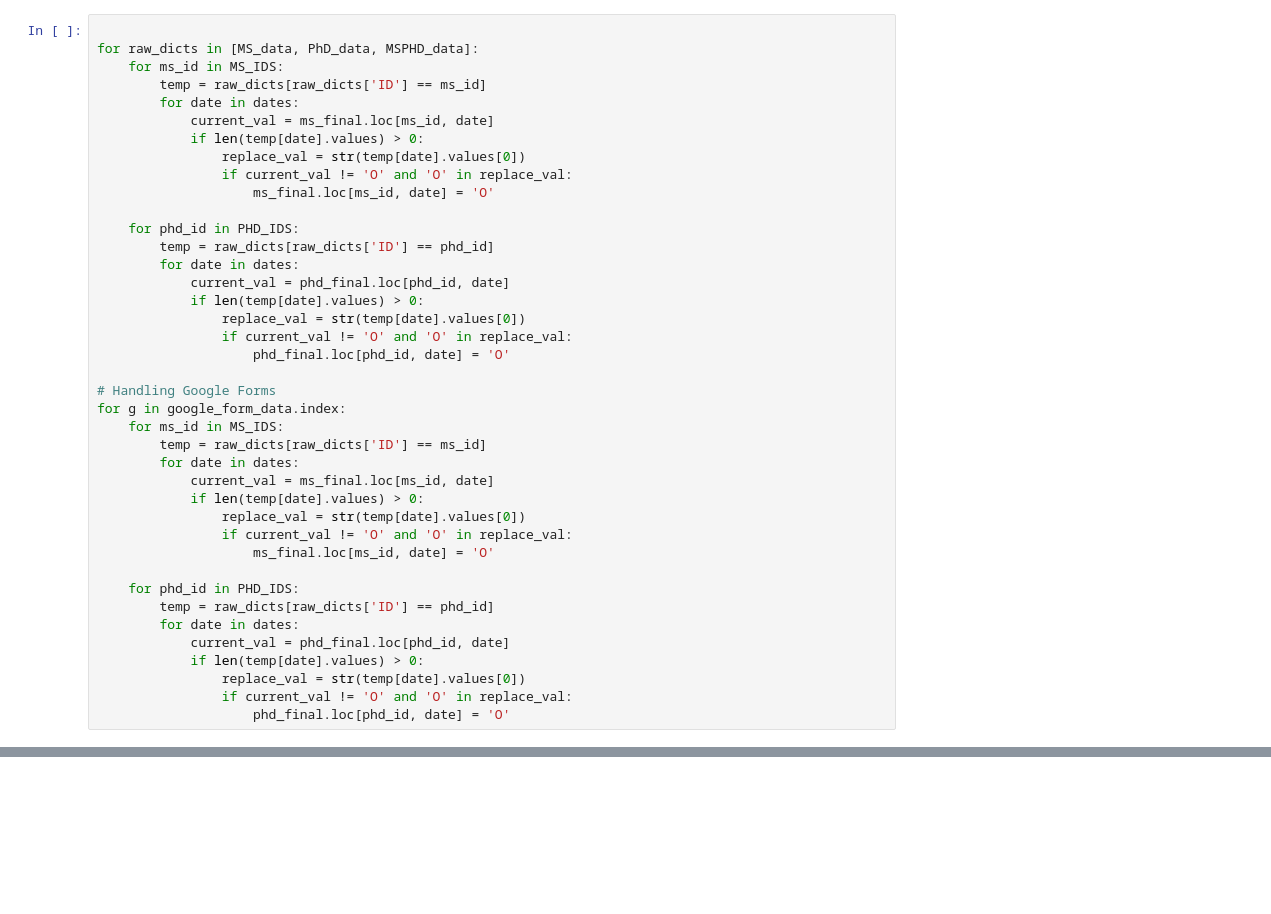
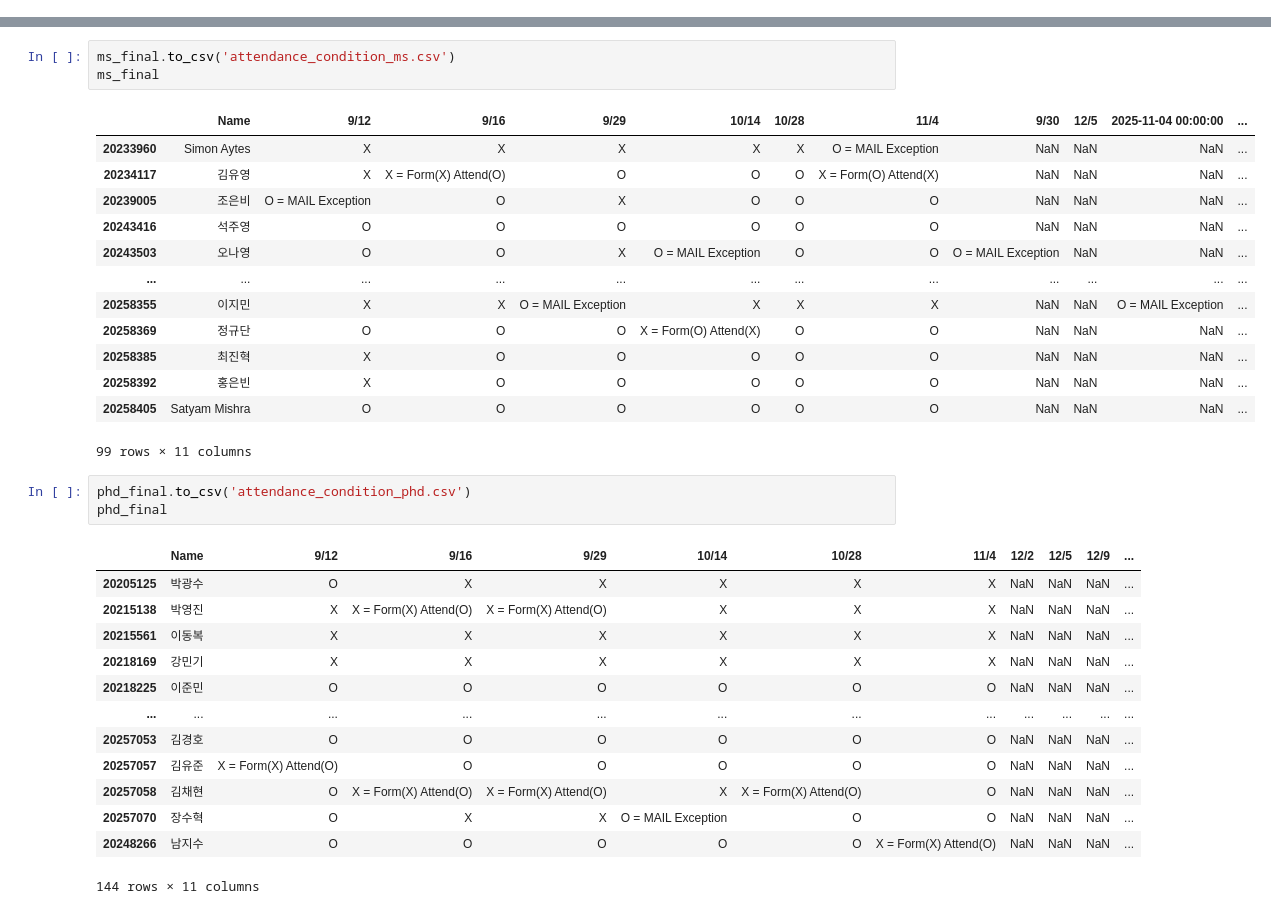
Before and after one commit to leo-bpark/leo-bpark.github.io, a Jupyter notebook: ouptuts/출결관리.ipynb, the cells around one changed output, grey strips where cells are left out. Cells and saved outputs as stored; diff of their text form; blank space fills up the shorter version.

Commit message:
update attendance management

```diff
--- a/ouptuts/출결관리.ipynb
+++ b/ouptuts/출결관리.ipynb
@@ -121,40 +67,0 @@ MSPHD_data
-# %%
-
-for raw_dicts in [MS_data, PhD_data, MSPHD_data]:
-    for ms_id in MS_IDS:
-        temp = raw_dicts[raw_dicts['ID'] == ms_id]
-        for date in dates:
-            current_val = ms_final.loc[ms_id, date]
-            if len(temp[date].values) > 0:
-                replace_val = str(temp[date].values[0])
-                if current_val != 'O' and 'O' in replace_val:
-                    ms_final.loc[ms_id, date] = 'O'
-
-    for phd_id in PHD_IDS:
-        temp = raw_dicts[raw_dicts['ID'] == phd_id]
-        for date in dates:
-            current_val = phd_final.loc[phd_id, date]
-            if len(temp[date].values) > 0:
-                replace_val = str(temp[date].values[0])
-                if current_val != 'O' and 'O' in replace_val:
-                    phd_final.loc[phd_id, date] = 'O'
-
-# Handling Google Forms
-for g in google_form_data.index:
-    for ms_id in MS_IDS:
-        temp = raw_dicts[raw_dicts['ID'] == ms_id]
-        for date in dates:
-            current_val = ms_final.loc[ms_id, date]
-            if len(temp[date].values) > 0:
-                replace_val = str(temp[date].values[0])
-                if current_val != 'O' and 'O' in replace_val:
-                    ms_final.loc[ms_id, date] = 'O'
-
-    for phd_id in PHD_IDS:
-        temp = raw_dicts[raw_dicts['ID'] == phd_id]
-        for date in dates:
-            current_val = phd_final.loc[phd_id, date]
-            if len(temp[date].values) > 0:
-                replace_val = str(temp[date].values[0])
-                if current_val != 'O' and 'O' in replace_val:
-                    phd_final.loc[phd_id, date] = 'O'
@@ -169,0 +184,34 @@ ms_final[ms_final.index == number], phd_final[phd_final.index == number]
+# %%
+ms_final.to_csv('attendance_condition_ms.csv')
+ms_final
+# %% [output]
+|  | Name | 9/12 | 9/16 | 9/29 | 10/14 | 10/28 | 11/4 | 9/30 | 12/5 | 2025-11-04 00:00:00 | ... |
+| 20233960 | Simon Aytes | X | X | X | X | X | O = MAIL Exception | NaN | NaN | NaN | ... |
+| 20234117 | 김유영 | X | X = Form(X) Attend(O) | O | O | O | X = Form(O) Attend(X) | NaN | NaN | NaN | ... |
+| 20239005 | 조은비 | O = MAIL Exception | O | X | O | O | O | NaN | NaN | NaN | ... |
+| 20243416 | 석주영 | O | O | O | O | O | O | NaN | NaN | NaN | ... |
+| 20243503 | 오나영 | O | O | X | O = MAIL Exception | O | O | O = MAIL Exception | NaN | NaN | ... |
+| ... | ... | ... | ... | ... | ... | ... | ... | ... | ... | ... | ... |
+| 20258355 | 이지민 | X | X | O = MAIL Exception | X | X | X | NaN | NaN | O = MAIL Exception | ... |
+| 20258369 | 정규단 | O | O | O | X = Form(O) Attend(X) | O | O | NaN | NaN | NaN | ... |
+| 20258385 | 최진혁 | X | O | O | O | O | O | NaN | NaN | NaN | ... |
+| 20258392 | 홍은빈 | X | O | O | O | O | O | NaN | NaN | NaN | ... |
+| 20258405 | Satyam Mishra | O | O | O | O | O | O | NaN | NaN | NaN | ... |
+99 rows × 11 columns
+# %%
+phd_final.to_csv('attendance_condition_phd.csv')
+phd_final
+# %% [output]
+|  | Name | 9/12 | 9/16 | 9/29 | 10/14 | 10/28 | 11/4 | 12/2 | 12/5 | 12/9 | ... |
+| 20205125 | 박광수 | O | X | X | X | X | X | NaN | NaN | NaN | ... |
+| 20215138 | 박영진 | X | X = Form(X) Attend(O) | X = Form(X) Attend(O) | X | X | X | NaN | NaN | NaN | ... |
+| 20215561 | 이동복 | X | X | X | X | X | X | NaN | NaN | NaN | ... |
+| 20218169 | 강민기 | X | X | X | X | X | X | NaN | NaN | NaN | ... |
+| 20218225 | 이준민 | O | O | O | O | O | O | NaN | NaN | NaN | ... |
+| ... | ... | ... | ... | ... | ... | ... | ... | ... | ... | ... | ... |
+| 20257053 | 김경호 | O | O | O | O | O | O | NaN | NaN | NaN | ... |
+| 20257057 | 김유준 | X = Form(X) Attend(O) | O | O | O | O | O | NaN | NaN | NaN | ... |
+| 20257058 | 김채현 | O | X = Form(X) Attend(O) | X = Form(X) Attend(O) | X | X = Form(X) Attend(O) | O | NaN | NaN | NaN | ... |
+| 20257070 | 장수혁 | O | X | X | O = MAIL Exception | O | O | NaN | NaN | NaN | ... |
+| 20248266 | 남지수 | O | O | O | O | O | X = Form(X) Attend(O) | NaN | NaN | NaN | ... |
+144 rows × 11 columns
```
Also changed, not shown: parts of 13 cells of this notebook, 6 other files.
